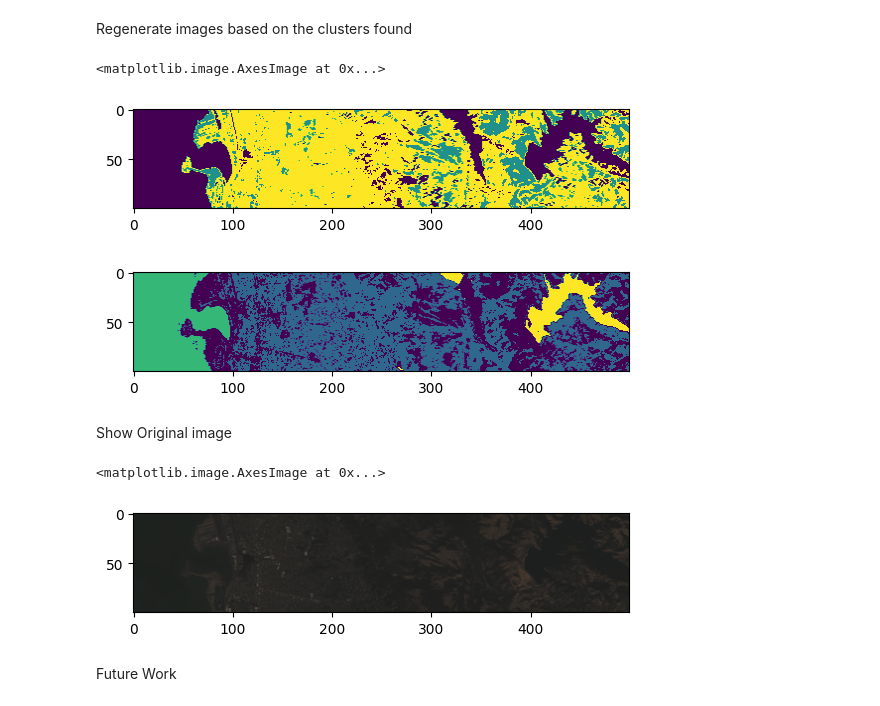
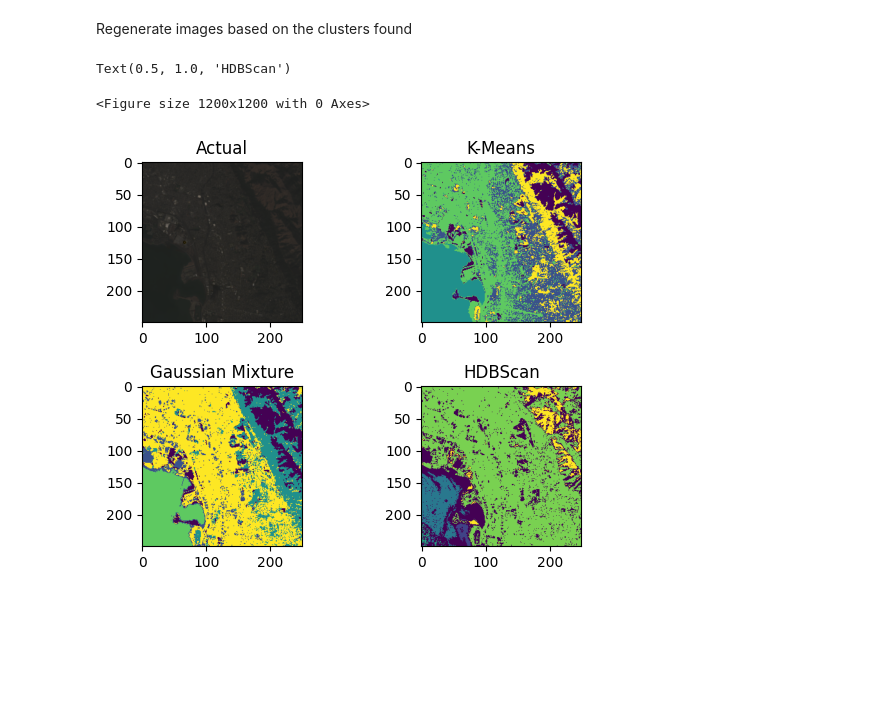
Before and after one commit to DAntHouse/remote_sensing_ml_project, a Jupyter notebook: main.ipynb, the cells around one changed output. Saved outputs shown, nothing was run; the diff lists cells and outputs as text; code cells hidden in the pictures; blank space fills up the shorter version.

Commit message:
Updated results with band transformations

```diff
--- a/main.ipynb
+++ b/main.ipynb
@@ -35,8 +47,8 @@ for file in files[0][2]:
         image_pil = Image.open("/".join(["data", file]))
         image_array = np.array(image_pil)
 
-        rows_to_process = image_array.shape[0]//50 # adjust divider to use more pixels
-        columns_to_process = image_array.shape[1]//10
+        rows_to_process = image_array.shape[0]//20 # adjust divider to use more pixels
+        columns_to_process = image_array.shape[1]//20
 
         image_array = image_array[-rows_to_process:, :columns_to_process]
         image_array = pd.DataFrame(image_array, columns=list(range(image_array.shape[1])), index=list(range(image_array.shape[0])))
@@ -185,38 +407,48 @@ Regenerate images based on the clusters found
 # %%
 
 import matplotlib.pyplot as plt
 
+best_model = GaussianMixture(n_components=5, covariance_type='full', n_init=50, max_iter=500, random_state=42)
+labels = best_model.fit_predict(band_scaled_data)
+pixels_grouped["GMM"] = labels
+
+best_model = KMeans(n_clusters=5, n_init=50, max_iter=500, random_state=42)
+labels = best_model.fit_predict(band_scaled_data)
+pixels_grouped["Kmeans"] = labels
+
 kmeans_image = np.subtract(np.zeros(image_array.shape), 2)
+gmm_image = np.subtract(np.zeros(image_array.shape), 2)
 hdbscan_image = np.subtract(np.zeros(image_array.shape), 2)
 r_image = np.subtract(np.zeros(image_array.shape), 2)
 g_image = np.subtract(np.zeros(image_array.shape), 2)
 b_image = np.subtract(np.zeros(image_array.shape), 2)
 for label_id, pixel_id in enumerate(pixels_grouped.index):
     col_id = int(pixels_grouped["Column"][pixel_id])
     row_id = pixel_id - (col_id * len(image_array[1]))
     kmeans_image[row_id, col_id] = pixels_grouped["Kmeans"][pixel_id]
+    gmm_image[row_id, col_id] = pixels_grouped["GMM"][pixel_id]
     hdbscan_image[row_id, col_id] = pixels_grouped["HDBSCAN"][pixel_id]
     r_image[row_id, col_id] = pixels_grouped[4][pixel_id]
     g_image[row_id, col_id] = pixels_grouped[3][pixel_id]
     b_image[row_id, col_id] = pixels_grouped[2][pixel_id]
 
-plt.figure()
-plt.imshow(kmeans_image)
-plt.figure()
-plt.imshow(hdbscan_image)
+rgb_image = np.dstack([r_image, g_image, b_image])
+rgb_image = np.divide(rgb_image, 65535)
+
+plt.figure(figsize=(12, 12))
+fig, axs = plt.subplots(2, 2)
+plt.subplots_adjust(left=0.1, right=0.9,
+                    top=0.9, bottom=0.1,
+                    wspace=0.2, hspace=0.4)
+axs[0, 0].imshow(rgb_image)
+axs[0, 0].set_title("Actual")
+axs[0, 1].imshow(kmeans_image)
+axs[0, 1].set_title("K-Means")
+axs[1, 0].imshow(gmm_image)
+axs[1, 0].set_title("Gaussian Mixture")
+axs[1, 1].imshow(hdbscan_image)
+axs[1, 1].set_title("HDBScan")
 # %% [output]
-<matplotlib.image.AxesImage at 0x...>
+Text(0.5, 1.0, 'HDBScan')
+<Figure size 1200x1200 with 0 Axes>
-[figure, old version]
+[figure, new version]
-[figure, removed]
-# %% [markdown]
-Show Original image
-# %%
-
-rgb_image = np.dstack([r_image, g_image, b_image])
-rgb_image = np.divide(rgb_image, 65535)
-plt.imshow(rgb_image)
-# %% [output]
-<matplotlib.image.AxesImage at 0x...>
-[figure, removed]
-# %% [markdown]
-Future Work
```
Also changed, not shown: parts of 17 cells of this notebook, 3 other files.
